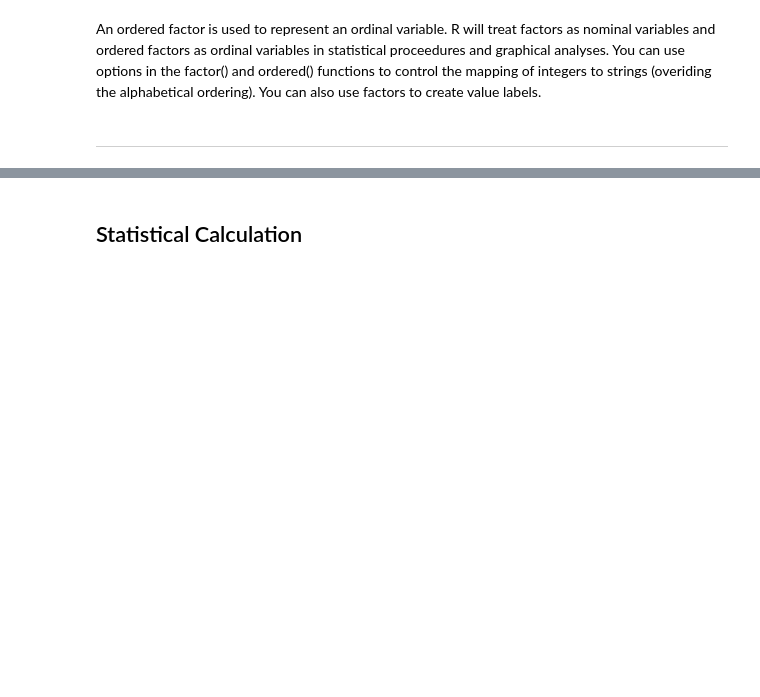
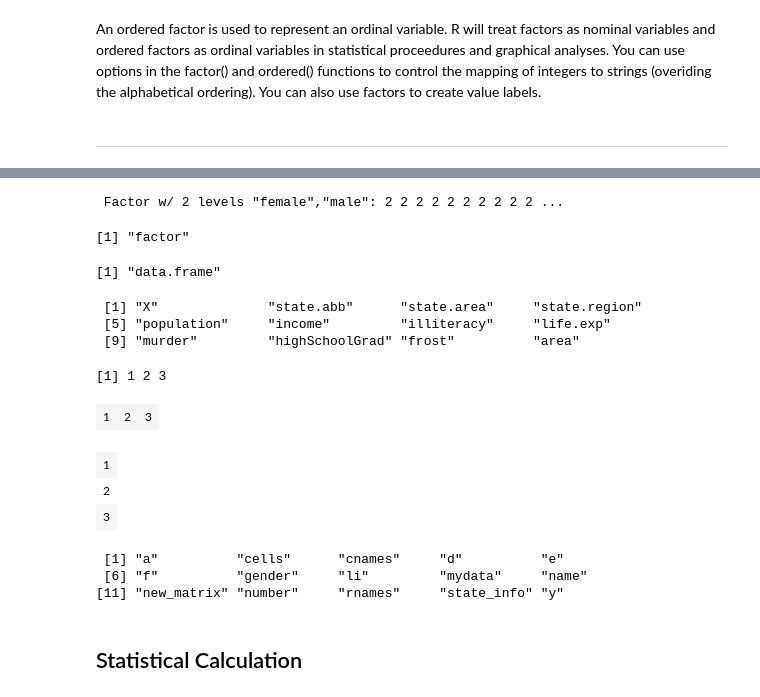
Before and after one commit to mukerong/Toolkit, a Jupyter notebook: R/R-Basics.ipynb, the cells around one changed output, grey strips where cells are left out. Saved outputs shown, nothing was run; the diff lists cells and outputs as text; code cells hidden in the pictures; blank space fills up the shorter version.

```diff
--- a/R/R-Basics.ipynb
+++ b/R/R-Basics.ipynb
@@ -443,0 +451,38 @@ An ordered factor is used to represent an ordinal variable. R will treat factors
+# %%
+str(gender)
+# %% [output]
+ Factor w/ 2 levels "female","male": 2 2 2 2 2 2 2 2 2 2 ...
+# %%
+class(gender)
+# %% [output]
+[1] "factor"
+# %%
+class(state_info)
+# %% [output]
+[1] "data.frame"
+# %%
+names(state_info)
+# %% [output]
+ [1] "X"              "state.abb"      "state.area"     "state.region"
+ [5] "population"     "income"         "illiteracy"     "life.exp"
+ [9] "murder"         "highSchoolGrad" "frost"          "area"
+# %%
+c(1, 2, 3) # vector
+# %% [output]
+[1] 1 2 3
+# %%
+cbind(1, 2, 3) # column
+# %% [output]
+| 1 | 2 | 3 |
+# %%
+rbind(1, 2, 3) # row
+# %% [output]
+| 1 |
+| 2 |
+| 3 |
+# %%
+ls() # list all objects
+# %% [output]
+ [1] "a"          "cells"      "cnames"     "d"          "e"
+ [6] "f"          "gender"     "li"         "mydata"     "name"
+[11] "new_matrix" "number"     "rnames"     "state_info" "y"
```
Also changed, not shown: parts of 7 cells of this notebook.
